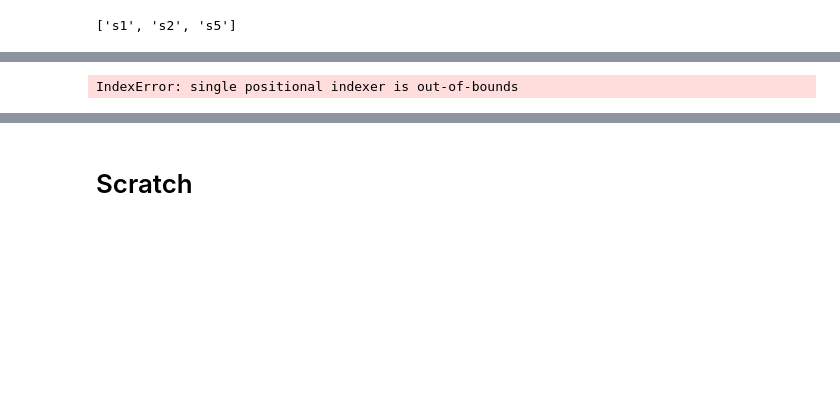
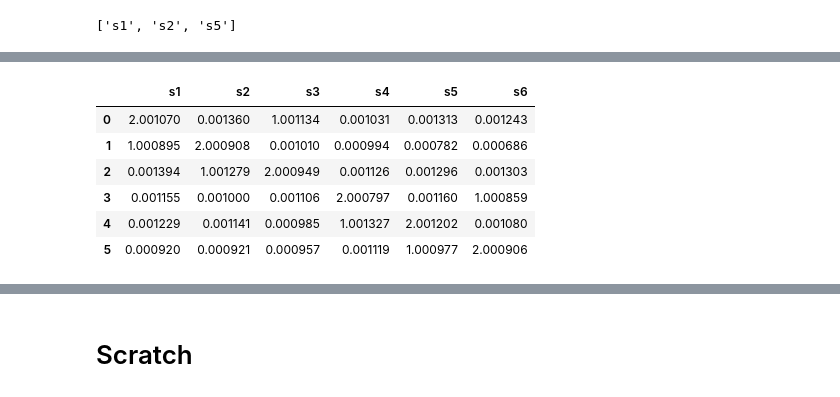
Before and after one commit to aaron-sandoval/generative_social_choice, a Jupyter notebook: generative_social_choice/plots/analyze_voting_algorithm_axiom_results.ipynb, the cells around one changed output, grey strips where cells are left out. Saved outputs shown, nothing was run; the diff lists cells and outputs as text; code cells hidden in the pictures; blank space fills up the shorter version.

```diff
--- a/generative_social_choice/plots/analyze_voting_algorithm_axiom_results.ipynb
+++ b/generative_social_choice/plots/analyze_voting_algorithm_axiom_results.ipynb
@@ -198,9 +308,15 @@ failures.iloc[:,2:]
 # %%
-f0 = failures.iloc[0]
+f0 = failures.iloc[3]
 f0.rated_votes
 # (f0.rated_votes - case.rated_votes)*1e6
 # %% [output]
-IndexError: single positional indexer is out-of-bounds
+|  | s1 | s2 | s3 | s4 | s5 | s6 |
+| 0 | 2.001070 | 0.001360 | 1.001134 | 0.001031 | 0.001313 | 0.001243 |
+| 1 | 1.000895 | 2.000908 | 0.001010 | 0.000994 | 0.000782 | 0.000686 |
+| 2 | 0.001394 | 1.001279 | 2.000949 | 0.001126 | 0.001296 | 0.001303 |
+| 3 | 0.001155 | 0.001000 | 0.001106 | 2.000797 | 0.001160 | 1.000859 |
+| 4 | 0.001229 | 0.001141 | 0.000985 | 1.001327 | 2.001202 | 0.001080 |
+| 5 | 0.000920 | 0.000921 | 0.000957 | 0.001119 | 1.000977 | 2.000906 |
 # %%
 ((f0.rated_votes - case.rated_votes)*1e6)
 # %% [output]
```
Also changed, not shown: parts of 17 cells of this notebook, 1 other file.
